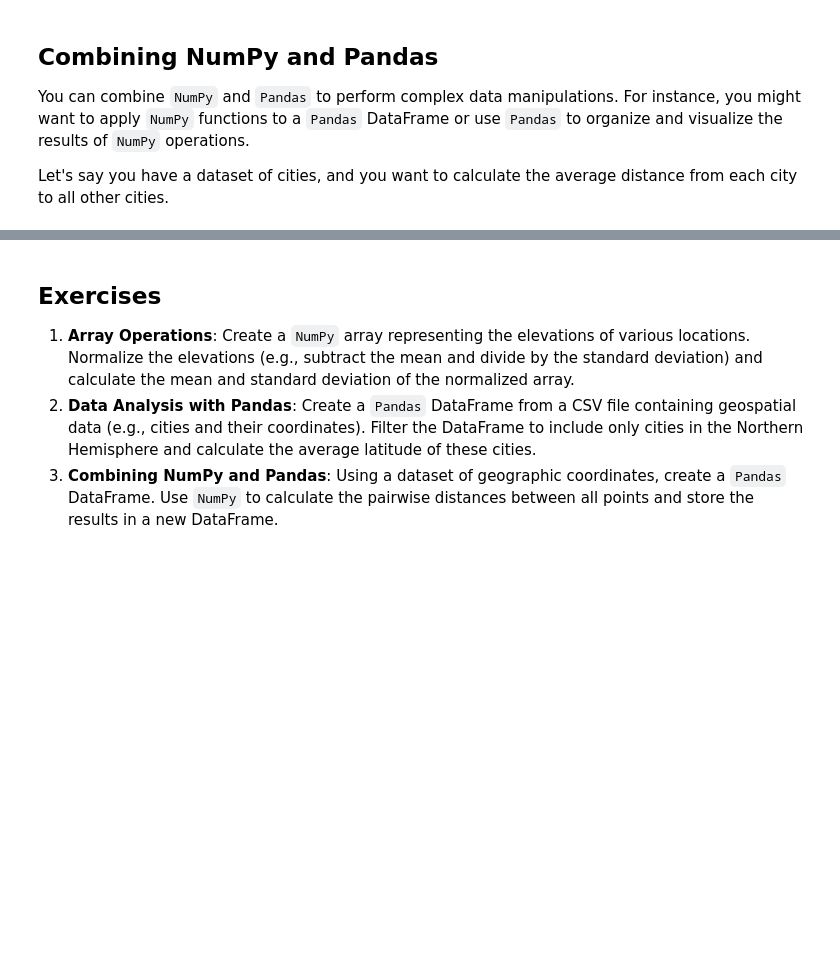
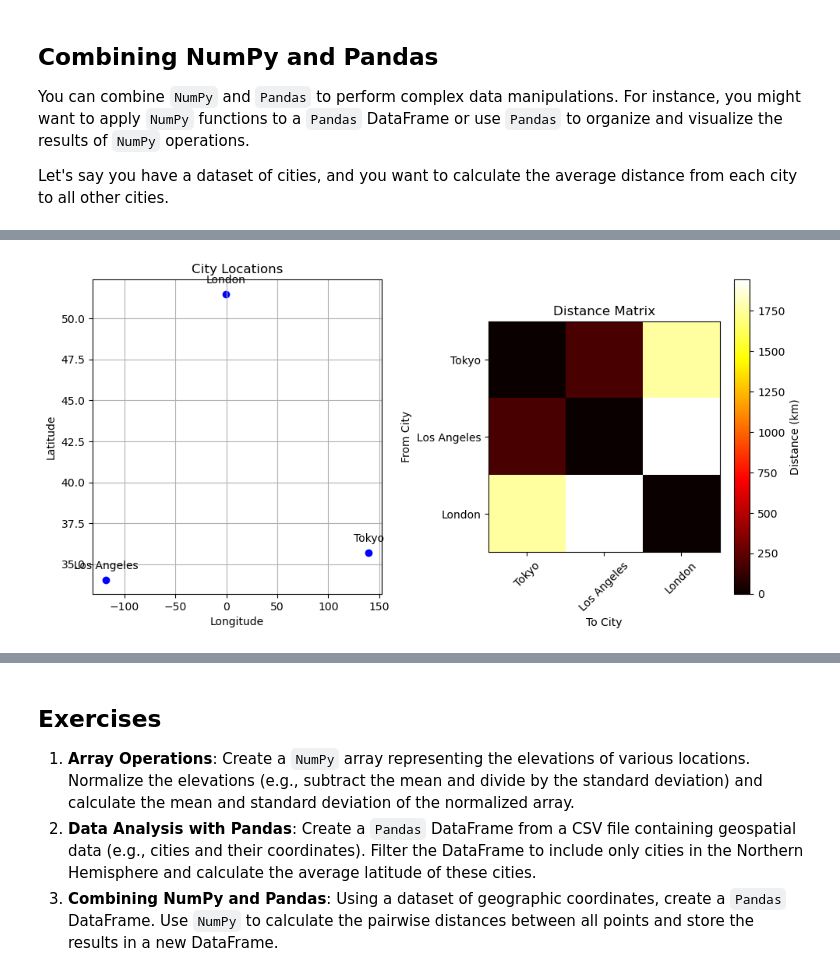
Before and after one commit to felwind14/py4geo, a Jupyter notebook: book/python/08_numpy_pandas.ipynb, the cells around one changed output, grey strips where cells are left out. Saved outputs shown, nothing was run; the diff lists cells and outputs as text; code cells hidden in the pictures; blank space fills up the shorter version.

Commit message:
Advances geopandas and pandas

```diff
--- a/book/python/08_numpy_pandas.ipynb
+++ b/book/python/08_numpy_pandas.ipynb
@@ -451,0 +901,62 @@ df
+# %%
+#Explanation GPT
+
+import numpy as np
+import pandas as pd
+import matplotlib.pyplot as plt
+
+
+# Sample data
+data = {
+    "City": ["Tokyo", "Los Angeles", "London"],
+    "Latitude": [35.6895, 34.0522, 51.5074],
+    "Longitude": [139.6917, -118.2437, -0.1278],
+}
+df = pd.DataFrame(data)
+
+# Creating meshgrid
+latitudes = df["Latitude"].values
+longitudes = df["Longitude"].values
+lat2, lon2 = np.meshgrid(latitudes, longitudes)
+
+# Create a figure to show the meshgrid
+plt.figure(figsize=(10, 5))
+plt.subplot(1, 2, 1)
+plt.scatter(longitudes, latitudes, color='blue')
+for i, city in enumerate(df["City"]):
+    plt.annotate(city, (longitudes[i], latitudes[i]), textcoords="offset points", xytext=(0,10), ha='center')
+plt.title('City Locations')
+plt.xlabel('Longitude')
+plt.ylabel('Latitude')
+plt.grid()
+
+# Calculate distances (using a simple example)
+def haversine_np(lat1, lon1, lat2, lon2):
+    # Haversine formula to calculate the distance between two points on the Earth's surface
+    R = 6371  # Radius of Earth in kilometers
+    lat1_rad, lon1_rad, lat2_rad, lon2_rad = map(np.radians, [lat1, lon1, lat2, lon2])
+
+    dlat = lat2_rad - lat1_rad
+    dlon = lon2_rad - lon1_rad
+
+    a = np.sin(dlat / 2)**2 + np.cos(lat1_rad) * np.cos(lat2_rad) * np.sin(dlon / 2)**2
+    c = 2 * np.arcsin(np.sqrt(a))
+
+    return R * c
+
+# Calculate distances using haversine
+distances = haversine_np(latitudes[:, np.newaxis], longitudes[:, np.newaxis], lat2, lon2)
+
+# Display distance matrix
+plt.subplot(1, 2, 2)
+plt.imshow(distances, cmap='hot', interpolation='nearest')
+plt.colorbar(label='Distance (km)')
+plt.title('Distance Matrix')
+plt.xticks(ticks=np.arange(len(df)), labels=df["City"], rotation=45)
+plt.yticks(ticks=np.arange(len(df)), labels=df["City"])
+plt.xlabel('To City')
+plt.ylabel('From City')
+plt.tight_layout()
+plt.show()
+# %% [output]
+[figure, added]
```
Also changed, not shown: parts of 76 cells of this notebook, 3 other files.
